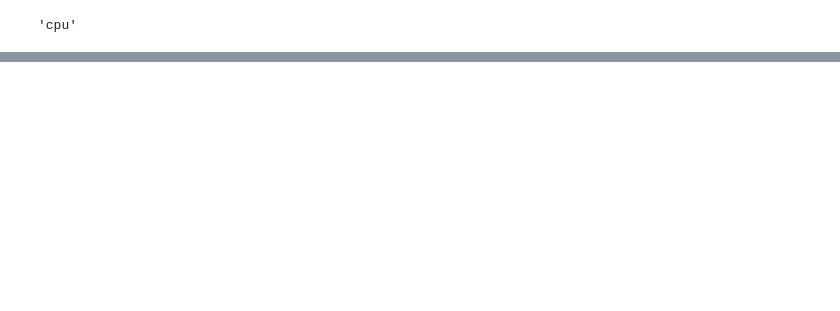
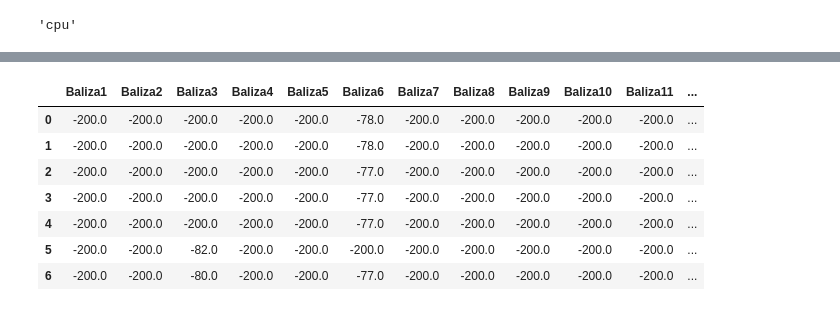
Before and after one commit to nferran/tp_deep_learning, a Jupyter notebook: Deep_Learning_TP1_NOV_2023.ipynb, the cells around one changed output, grey strips where cells are left out. Saved outputs shown, nothing was run; the diff lists cells and outputs as text; code cells hidden in the pictures; blank space fills up the shorter version.

```diff
--- a/Deep_Learning_TP1_NOV_2023.ipynb
+++ b/Deep_Learning_TP1_NOV_2023.ipynb
@@ -529,0 +670,19 @@ ax1.set_ylabel("CE")
+# %%
+# in case that there isn't a second highest value, then the column will be named with a custom label
+
+# creating mask
+mask = (df_transformed2['2da_maxima_señal'] == -200.0)
+
+# assigning custom label
+df_transformed2.loc[mask, 'Baliza_2da_maxima_señal'] = 'Ninguna'
+
+df_transformed2.head(7)
+# %% [output]
+|  | Baliza1 | Baliza2 | Baliza3 | Baliza4 | Baliza5 | Baliza6 | Baliza7 | Baliza8 | Baliza9 | Baliza10 | Baliza11 | ... |
+| 0 | -200.0 | -200.0 | -200.0 | -200.0 | -200.0 | -78.0 | -200.0 | -200.0 | -200.0 | -200.0 | -200.0 | ... |
+| 1 | -200.0 | -200.0 | -200.0 | -200.0 | -200.0 | -78.0 | -200.0 | -200.0 | -200.0 | -200.0 | -200.0 | ... |
+| 2 | -200.0 | -200.0 | -200.0 | -200.0 | -200.0 | -77.0 | -200.0 | -200.0 | -200.0 | -200.0 | -200.0 | ... |
+| 3 | -200.0 | -200.0 | -200.0 | -200.0 | -200.0 | -77.0 | -200.0 | -200.0 | -200.0 | -200.0 | -200.0 | ... |
+| 4 | -200.0 | -200.0 | -200.0 | -200.0 | -200.0 | -77.0 | -200.0 | -200.0 | -200.0 | -200.0 | -200.0 | ... |
+| 5 | -200.0 | -200.0 | -82.0 | -200.0 | -200.0 | -200.0 | -200.0 | -200.0 | -200.0 | -200.0 | -200.0 | ... |
+| 6 | -200.0 | -200.0 | -80.0 | -200.0 | -200.0 | -77.0 | -200.0 | -200.0 | -200.0 | -200.0 | -200.0 | ... |
```
Also changed, not shown: parts of 33 cells of this notebook.
